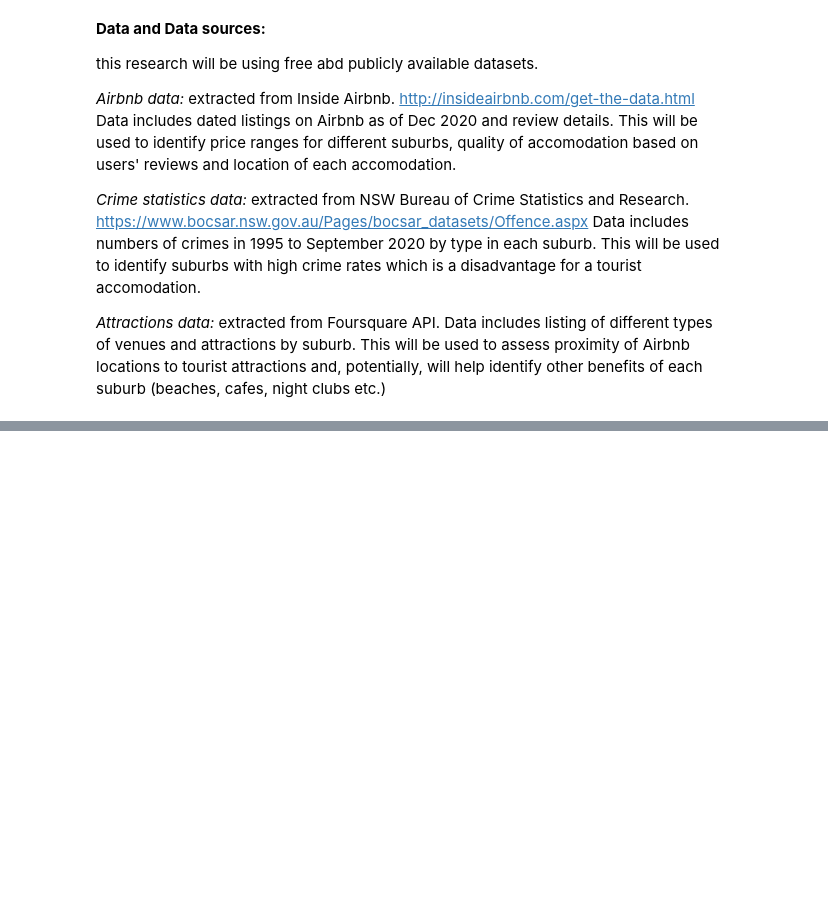
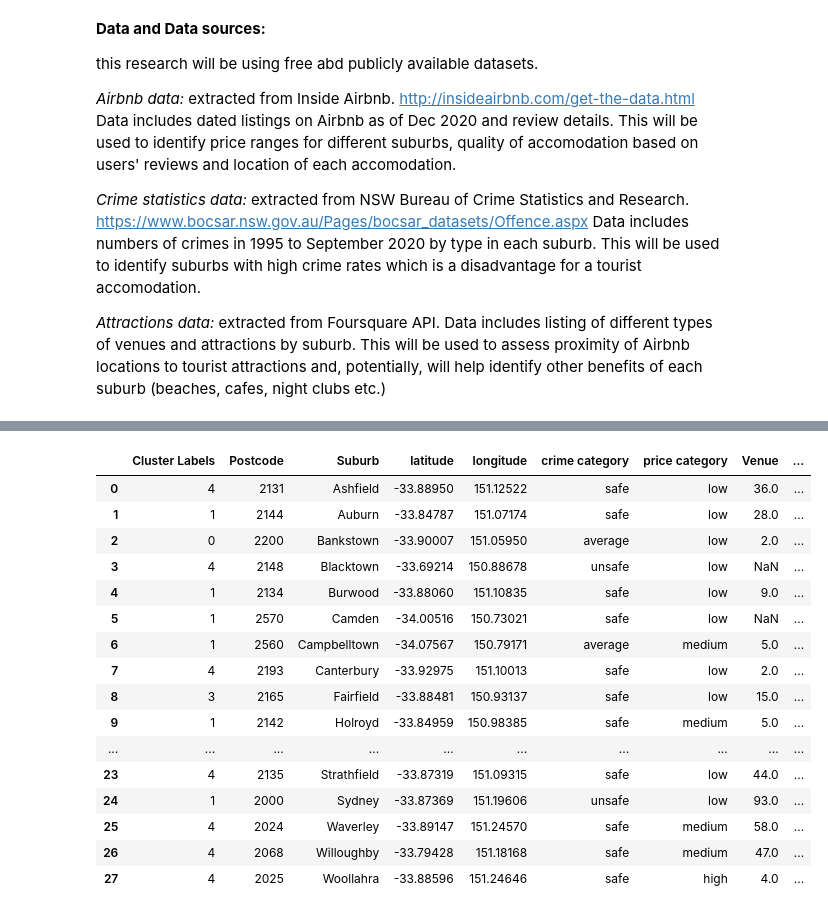
Before and after one commit to JuliaB-a/jb_Coursera_Capstone, a Jupyter notebook: jb_The Battle of Neighborhoods_Sydney.ipynb, the cells around one changed output, grey strips where cells are left out. Cells and saved outputs as stored; diff of their text form; code cells hidden in the pictures; blank space fills up the shorter version.

```diff
--- a/jb_The Battle of Neighborhoods_Sydney.ipynb
+++ b/jb_The Battle of Neighborhoods_Sydney.ipynb
@@ -46,0 +1081,7 @@ This will be used to assess proximity of Airbnb locations to tourist attractions
+# %%
+#append 3 suburbs that do not have any venues listed on Foursquare (Blacktown, Camden and c)
+missing_suburbs = [pd.Series(['Blacktown', 0,0,0,0,0,0,0,0,0,0,0,0,0,0,0,0,0,0,0,0,0,0,0,0,0,0,0,0,0,0,0,0,0,0,0,0,0,0,0,0,0,0,0,0,0,0,0,0,0,0,0,0,0,0,0,0,0,0,0,0,0,0,0,0,0,0,0,0,0,0,0,0,0,0,0,0,0,0,0,0,0,0,0,0,0,0,0,0,0,0,0,0,0,0,0,0,0,0,0,0,0,0,0,0,0,0,0,0,0,0,0,0,0,0,0,0,0,0,0,0,0,0,0,0,0,0,0,0,0,0,0,0,0,0,0,0,0,0], index=Sydney_grouped.columns ) ,
+                pd.Series(['Camden', 0,0,0,0,0,0,0,0,0,0,0,0,0,0,0,0,0,0,0,0,0,0,0,0,0,0,0,0,0,0,0,0,0,0,0,0,0,0,0,0,0,0,0,0,0,0,0,0,0,0,0,0,0,0,0,0,0,0,0,0,0,0,0,0,0,0,0,0,0,0,0,0,0,0,0,0,0,0,0,0,0,0,0,0,0,0,0,0,0,0,0,0,0,0,0,0,0,0,0,0,0,0,0,0,0,0,0,0,0,0,0,0,0,0,0,0,0,0,0,0,0,0,0,0,0,0,0,0,0,0,0,0,0,0,0,0,0,0], index=Sydney_grouped.columns ) ,
+                pd.Series(['Penrith', 0,0,0,0,0,0,0,0,0,0,0,0,0,0,0,0,0,0,0,0,0,0,0,0,0,0,0,0,0,0,0,0,0,0,0,0,0,0,0,0,0,0,0,0,0,0,0,0,0,0,0,0,0,0,0,0,0,0,0,0,0,0,0,0,0,0,0,0,0,0,0,0,0,0,0,0,0,0,0,0,0,0,0,0,0,0,0,0,0,0,0,0,0,0,0,0,0,0,0,0,0,0,0,0,0,0,0,0,0,0,0,0,0,0,0,0,0,0,0,0,0,0,0,0,0,0,0,0,0,0,0,0,0,0,0,0,0,0], index=Sydney_grouped.columns ) ]
+Sydney_grouped_all = Sydney_grouped.append(missing_suburbs)
+Sydney_grouped_all
@@ -46,0 +1144,4 @@ This will be used to assess proximity of Airbnb locations to tourist attractions
+# %%
+#merge the 2 tables to show categories in each suburb sorted from most venues' numbers to the least
+Syd_cat_sorted = pd.merge(Sydney_venues_sorted ['Venue'], Suburb_venues_sorted, left_on='Suburb', right_on='Suburb', how = 'inner')
+Syd_cat_sorted.head()
@@ -46,0 +1200,14 @@ This will be used to assess proximity of Airbnb locations to tourist attractions
+# %%
+#Cluster Suburbs
+#Run k-means to cluster the neighborhood into 5 clusters
+
+# set number of clusters
+kclusters = 5
+
+Sydney_grouped_clustering = Sydney_grouped_all.drop(['Suburb'] , 1)
+
+# run k-means clustering
+kmeans = KMeans(n_clusters=kclusters, random_state=0).fit(Sydney_grouped_clustering)
+
+# check cluster labels generated for each row in the dataframe
+kmeans.labels_[0:10]
@@ -46,0 +1216,5 @@ This will be used to assess proximity of Airbnb locations to tourist attractions
+# %%
+#merge the 2 table to combine all data by suburb - price and crima categories, and top 5 venues
+SYD_combined = pd.merge(SYD_suburbs_cat2, Syd_cat_sorted, left_on='Suburb', right_on='Suburb', how = 'left')
+print(SYD_combined.shape)
+SYD_combined.head()
@@ -46,0 +1229,23 @@ This will be used to assess proximity of Airbnb locations to tourist attractions
+# %%
+#create a new dataframe that includes the cluster as well
+# add clustering labels
+SYD_combined.insert(0, 'Cluster Labels', kmeans.labels_)
+SYD_combined
+# %% [output]
+|  | Cluster Labels | Postcode | Suburb | latitude | longitude | crime category | price category | Venue | ... |
+| 0 | 4 | 2131 | Ashfield | -33.88950 | 151.12522 | safe | low | 36.0 | ... |
+| 1 | 1 | 2144 | Auburn | -33.84787 | 151.07174 | safe | low | 28.0 | ... |
+| 2 | 0 | 2200 | Bankstown | -33.90007 | 151.05950 | average | low | 2.0 | ... |
+| 3 | 4 | 2148 | Blacktown | -33.69214 | 150.88678 | unsafe | low | NaN | ... |
+| 4 | 1 | 2134 | Burwood | -33.88060 | 151.10835 | safe | low | 9.0 | ... |
+| 5 | 1 | 2570 | Camden | -34.00516 | 150.73021 | safe | low | NaN | ... |
+| 6 | 1 | 2560 | Campbelltown | -34.07567 | 150.79171 | average | medium | 5.0 | ... |
+| 7 | 4 | 2193 | Canterbury | -33.92975 | 151.10013 | safe | low | 2.0 | ... |
+| 8 | 3 | 2165 | Fairfield | -33.88481 | 150.93137 | safe | low | 15.0 | ... |
+| 9 | 1 | 2142 | Holroyd | -33.84959 | 150.98385 | safe | medium | 5.0 | ... |
+| ... | ... | ... | ... | ... | ... | ... | ... | ... | ... |
+| 23 | 4 | 2135 | Strathfield | -33.87319 | 151.09315 | safe | low | 44.0 | ... |
+| 24 | 1 | 2000 | Sydney | -33.87369 | 151.19606 | unsafe | low | 93.0 | ... |
+| 25 | 4 | 2024 | Waverley | -33.89147 | 151.24570 | safe | medium | 58.0 | ... |
+| 26 | 4 | 2068 | Willoughby | -33.79428 | 151.18168 | safe | medium | 47.0 | ... |
+| 27 | 4 | 2025 | Woollahra | -33.88596 | 151.24646 | safe | high | 4.0 | ... |
```
Also changed, not shown: parts of 80 cells of this notebook.
